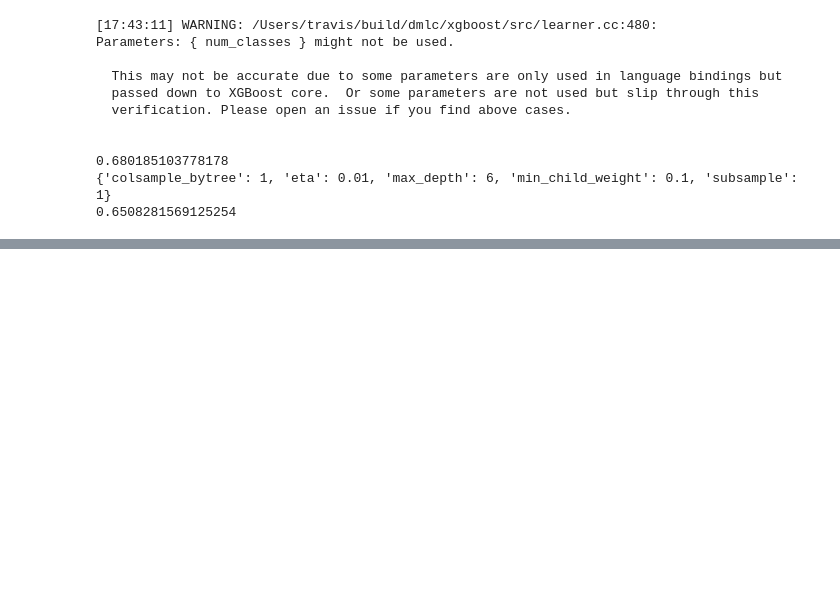
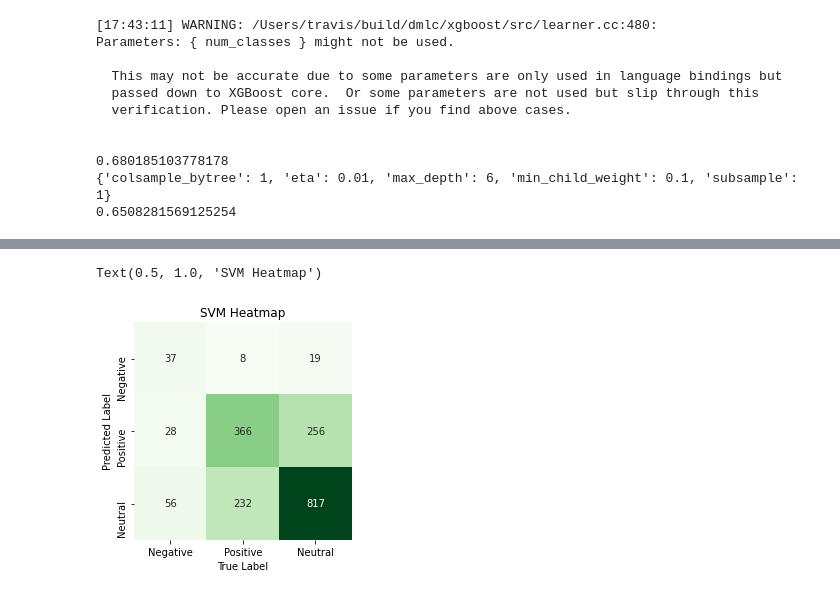
Before and after one commit to esadsetts/Mod_4_project, a Jupyter notebook: 02_bag-of-tweets.ipynb, the cells around one changed output, grey strips where cells are left out. Cells and saved outputs as stored; diff of their text form; code cells hidden in the pictures; blank space fills up the shorter version.

Commit message:
added heatmap

```diff
--- a/02_bag-of-tweets.ipynb
+++ b/02_bag-of-tweets.ipynb
@@ -511,0 +513,10 @@ Testing f1:  0.6539
+# %%
+matrix = confusion_matrix(y_test, svm_grid_preds)
+sns.heatmap(matrix.T, square=True, annot=True, fmt='d', cbar=False,
+            xticklabels=['Negative', 'Positive', 'Neutral'], yticklabels=['Negative', 'Positive', 'Neutral'], cmap = 'Greens')
+plt.xlabel('True Label')
+plt.ylabel('Predicted Label')
+plt.title('SVM Heatmap')
+# %% [output]
+Text(0.5, 1.0, 'SVM Heatmap')
+[figure, added]
```
Also changed, not shown: parts of 6 cells of this notebook.
